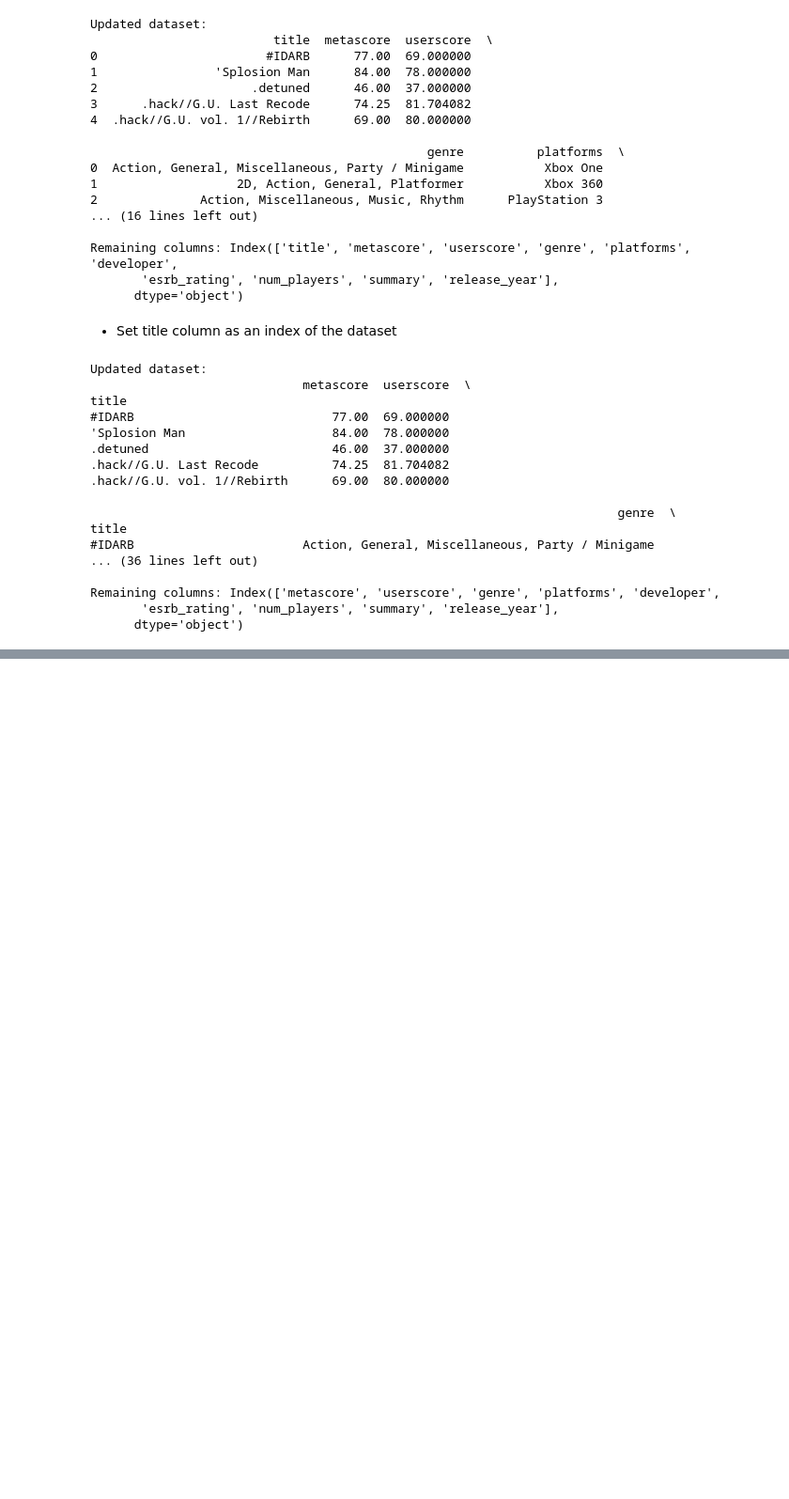
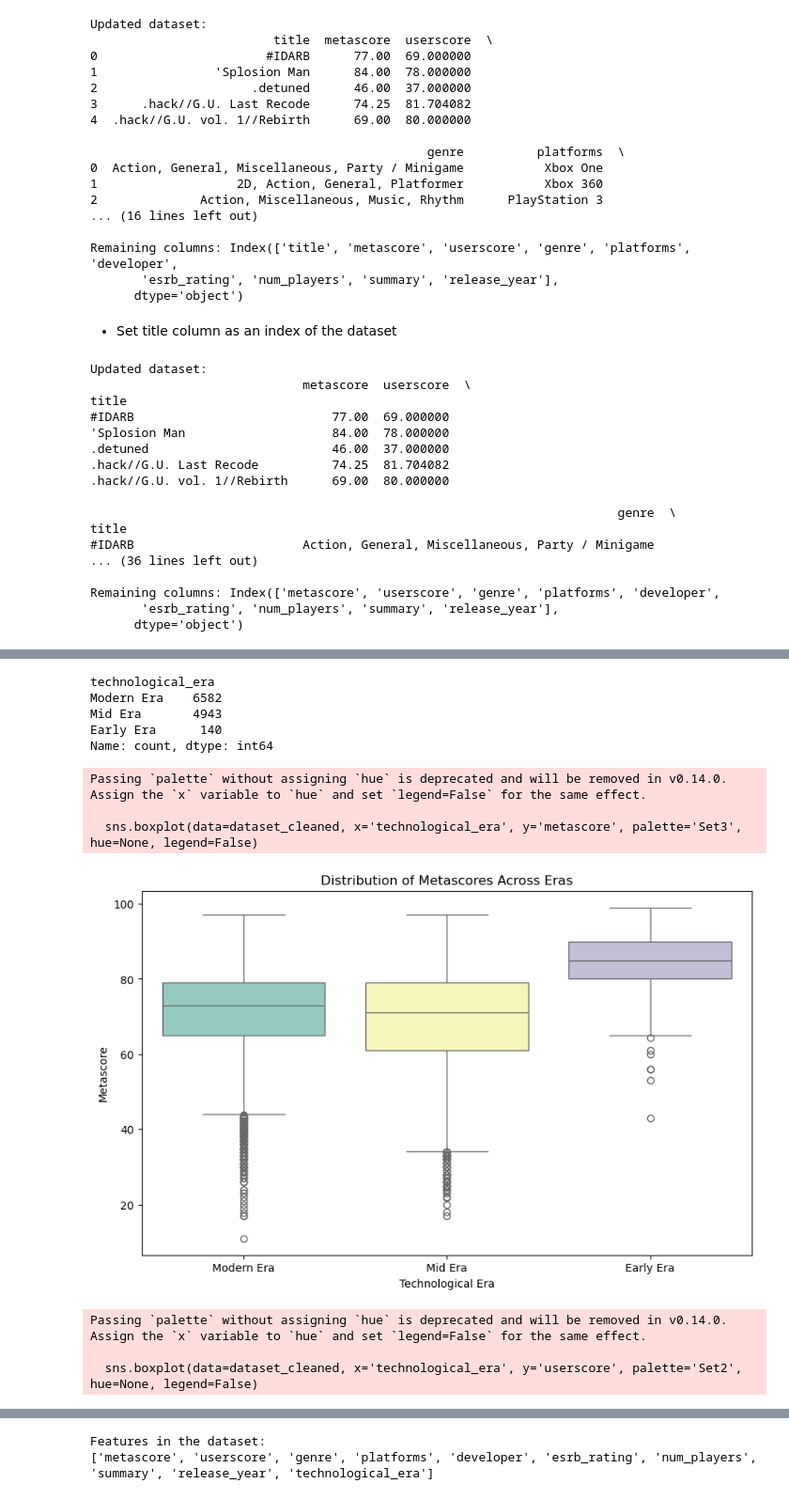
Before and after one commit to gkmocn/Thesis2024, a Jupyter notebook: 1_thesis_coding_v1_cleaning.ipynb, the cells around one changed output, grey strips where cells are left out. Shown at 94% size. Cells and saved outputs as stored; diff of their text form; code cells hidden in the pictures; blank space fills up the shorter version.

```diff
--- a/1_thesis_coding_v1_cleaning.ipynb
+++ b/1_thesis_coding_v1_cleaning.ipynb
@@ -423,0 +464,35 @@ dataset_cleaned.to_csv("cleaned_dataset_v1.csv", index=True)
+# %%
+# Verify era distribution
+era_counts = dataset_cleaned['technological_era'].value_counts()
+print(era_counts)
+
+# Plot the distribution of metascore and userscore by era
+import matplotlib.pyplot as plt
+import seaborn as sns
+
+plt.figure(figsize=(10, 6))
+sns.boxplot(data=dataset_cleaned, x='technological_era', y='metascore', palette='Set3', hue=None, legend=False)
+plt.title('Distribution of Metascores Across Eras')
+plt.xlabel('Technological Era')
+plt.ylabel('Metascore')
+plt.show()
+
+plt.figure(figsize=(10, 6))
+sns.boxplot(data=dataset_cleaned, x='technological_era', y='userscore', palette='Set2', hue=None, legend=False)
+plt.title('Distribution of Userscores Across Eras')
+plt.xlabel('Technological Era')
+plt.ylabel('Userscore')
+plt.show()
+# %% [output]
+technological_era
+Modern Era    6582
+Mid Era       4943
+Early Era      140
+Name: count, dtype: int64
+Passing `palette` without assigning `hue` is deprecated and will be removed in v0.14.0. Assign the `x` variable to `hue` and set `legend=False` for the same effect.
+
+  sns.boxplot(data=dataset_cleaned, x='technological_era', y='metascore', palette='Set3', hue=None, legend=False)
+[figure, added]
+Passing `palette` without assigning `hue` is deprecated and will be removed in v0.14.0. Assign the `x` variable to `hue` and set `legend=False` for the same effect.
+
+  sns.boxplot(data=dataset_cleaned, x='technological_era', y='userscore', palette='Set2', hue=None, legend=False)
@@ -423,0 +500,10 @@ dataset_cleaned.to_csv("cleaned_dataset_v1.csv", index=True)
+# %%
+# Load the dataset (if not already loaded)
+import pandas as pd
+
+# Display the column names (features)
+print("Features in the dataset:")
+print(dataset_cleaned.columns.tolist())
+# %% [output]
+Features in the dataset:
+['metascore', 'userscore', 'genre', 'platforms', 'developer', 'esrb_rating', 'num_players', 'summary', 'release_year', 'technological_era']
```
Also changed, not shown: parts of 10 cells of this notebook, 1 other file.
